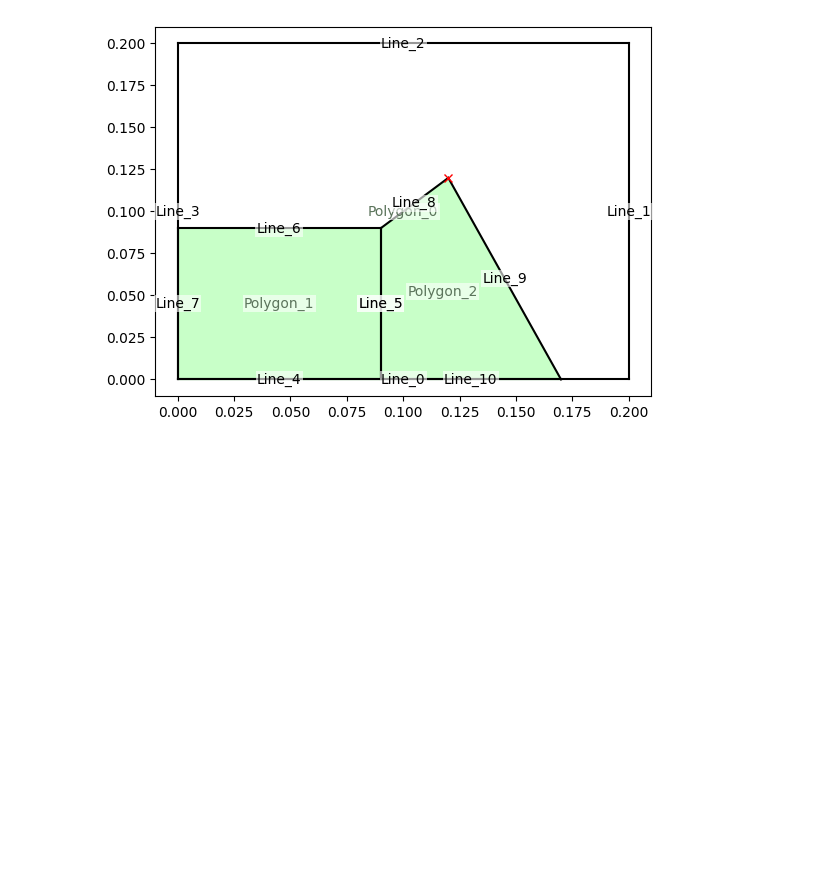
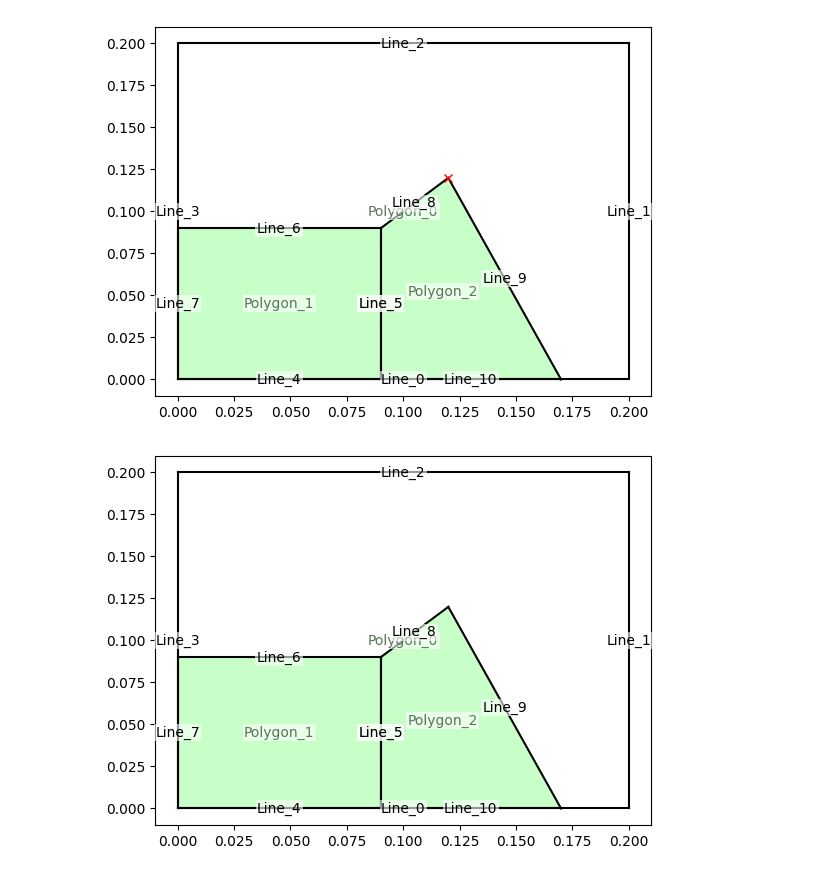
Before and after one commit to csillagu/FVM-Solver, a Jupyter notebook: investigation/geometry_inv.ipynb, the cells around one changed output. Saved outputs shown, nothing was run; the diff lists cells and outputs as text; code cells hidden in the pictures; blank space fills up the shorter version.

```diff
--- a/investigation/geometry_inv.ipynb
+++ b/investigation/geometry_inv.ipynb
@@ -67,3 +67,18 @@ plt.show()
 # %% [output]
 'Polygon_2'
 [figure]
+# %%
+import fluid_fvm.project as pr
+a = geo.Assembly(base_polygon=geo.Polygon([geo.Point(0,0),geo.Point(0.2,0),geo.Point(0.2,0.2), geo.Point(0,0.2)]),
+                 polygon_list=[geo.Polygon([geo.Point(0,0),geo.Point(0.09,0),geo.Point(0.09,0.09), geo.Point(0,0.09)]),
+                               geo.Polygon([geo.Point(0.09, 0), geo.Point(0.09,0.09),geo.Point(0.12,0.12), geo.Point(0.17,0)])])
+a.assemble()
+fig,ax = plt.subplots()
+a.plot(ax)
+plt.show()
+
+comp = pr.Component()
+
+comp.setAssembly(a)
+# %% [output]
+[figure, added]
```
Also changed, not shown: 2 other files.
